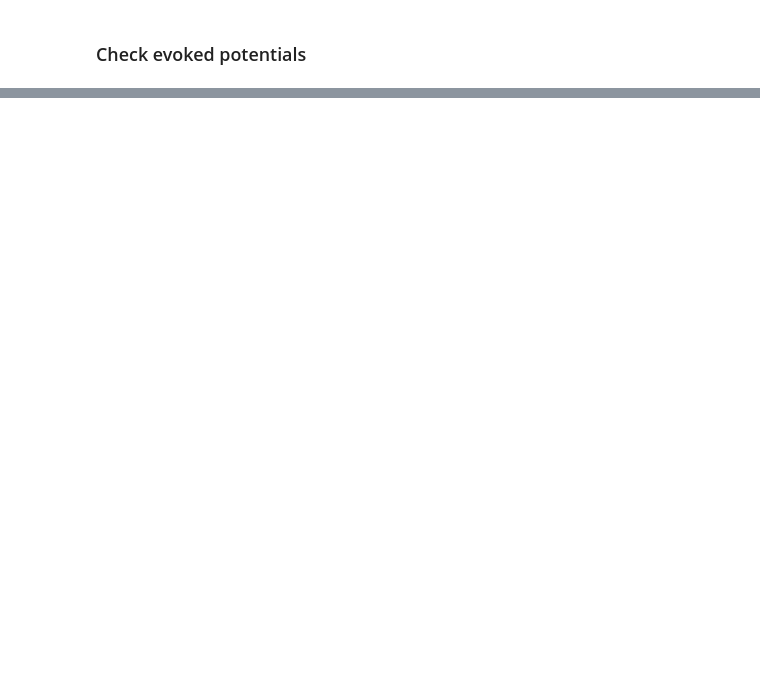
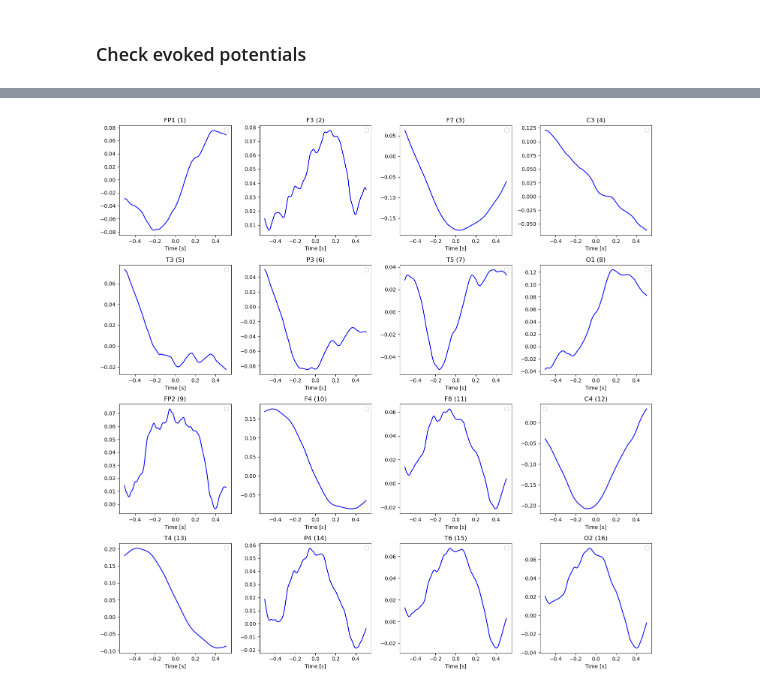
Before and after one commit to ViniciusLima94/EEG, a Jupyter notebook: notebooks/EEG-TEST.ipynb, the cells around one changed output, grey strips where cells are left out. Drawn from its saved outputs; the diff is of its cells as text; code cells hidden in the pictures; blank space fills up the shorter version.

```diff
--- a/notebooks/EEG-TEST.ipynb
+++ b/notebooks/EEG-TEST.ipynb
@@ -138,0 +188,28 @@ df_markers
+# %%
+HITS = df_markers.loc[df_markers.marker_label == "hit"].lsl_timestamp.values
+CC_TA = [] # CC triggered average
+
+for n in range(N_CHANNELS):
+
+    X = CC[:, n]
+    SNIPETS = []
+
+    for hit in HITS:
+        idx_start = np.searchsorted(timestamps, hit)
+        i0 = idx_start - N_SAMPLES
+        i1 = idx_start + N_SAMPLES + 1
+        if i0 >= 0 and i1 <= len(X):
+            SNIPETS.append(X[i0:i1])
+
+    CC_TA.append( np.stack(SNIPETS).mean(axis=0) )
+# %%
+plt.figure(figsize=(15, 15))
+for pos in range(N_CHANNELS):
+    plt.subplot(4, 4, pos + 1)
+    plt.plot( T_ARRAY, CC_TA[pos], "b")
+    plt.title(f"{CHANNEL_NAMES[pos]} ({pos + 1})")
+    plt.xlabel("Time [s]")
+    plt.legend()
+plt.tight_layout()
+# %% [output]
+[figure, added]
```
Also changed, not shown: parts of 29 cells of this notebook, 10 other files.
